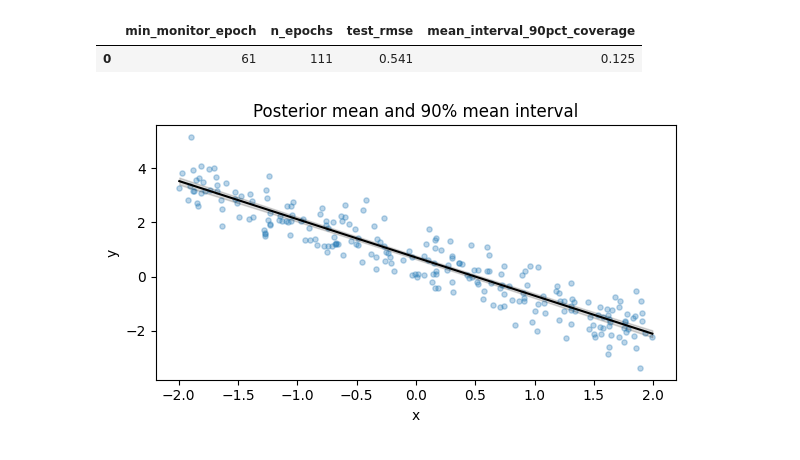
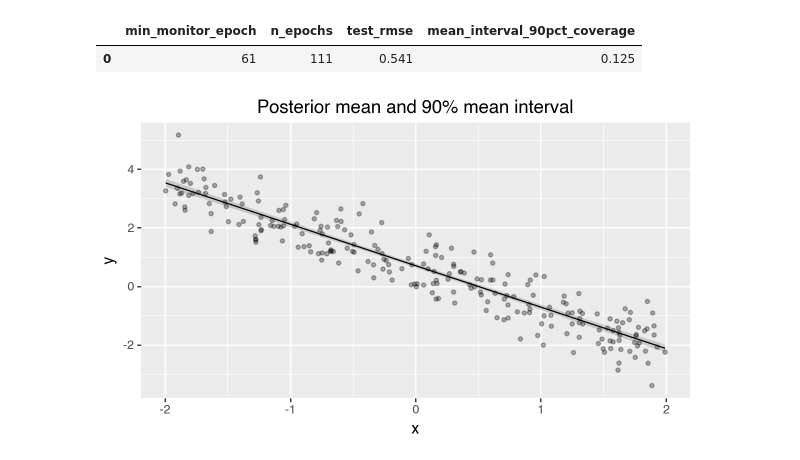
Before and after one commit to liesel-devs/liesel, a Jupyter notebook: docs/source/tutorials/notebooks/11-liesel-vi-basic.ipynb, the cells around one changed output. Cells and saved outputs as stored; diff of their text form; code cells hidden in the pictures.

Commit message:
Explain model-based variational inference with executed examples

```diff
--- a/docs/source/tutorials/notebooks/11-liesel-vi-basic.ipynb
+++ b/docs/source/tutorials/notebooks/11-liesel-vi-basic.ipynb
@@ -83,7 +81,7 @@ y_var = lsl.Var.new_obs(
     name="y",
 )
 
-model = lsl.Model([y_var])
+model = lsl.Model(y_var)
 {
     "parameters": list(model.parameters),
     "observed": list(model.observed),
@@ -285,8 +263,6 @@ OptimResult(n_epochs=111, min_monitor_epoch=61, monitor_source='train_ema', dura
 # %%
-posterior_mb = vdist_mb.sample(
-    jax.random.key(2025),
-    sample_shape=(2_000,),
-    at_position=result_mb.position_final,
+posterior_mb = loss_mb.approximate_joint_posterior(result_mb, at="final").sample(
+    2_000, seed=jax.random.key(2025)
 )
 
 beta_samples = np.asarray(posterior_mb["beta"])
@@ -355,24 +331,29 @@ pd.DataFrame(
 # %%
 x_grid = np.linspace(x.min(), x.max(), 100)
 X_grid = np.column_stack([np.ones_like(x_grid), x_grid])
 mu_grid_samples = X_grid @ beta_samples.T
 mu_grid_mean = mu_grid_samples.mean(axis=1)
 mu_grid_interval = np.quantile(mu_grid_samples, [0.05, 0.95], axis=1)
-
-fig, ax = plt.subplots(figsize=(6, 3.5))
-ax.scatter(x, y, s=14, alpha=0.3)
-ax.plot(x_grid, mu_grid_mean, color="black", linewidth=1.5)
-ax.fill_between(
-    x_grid,
-    mu_grid_interval[0],
-    mu_grid_interval[1],
-    color="black",
-    alpha=0.15,
+mean_curve = pd.DataFrame(
+    {
+        "x": x_grid,
+        "mean": mu_grid_mean,
+        "lower": mu_grid_interval[0],
+        "upper": mu_grid_interval[1],
+    }
 )
-ax.set_xlabel("x")
-ax.set_ylabel("y")
-ax.set_title("Posterior mean and 90% mean interval")
-plt.tight_layout()
-plt.show()
+(
+    p9.ggplot(data, p9.aes("x", "y"))
+    + p9.geom_point(alpha=0.3, size=1.2)
+    + p9.geom_ribbon(
+        data=mean_curve,
+        mapping=p9.aes(x="x", ymin="lower", ymax="upper"),
+        inherit_aes=False,
+        alpha=0.2,
+    )
+    + p9.geom_line(data=mean_curve, mapping=p9.aes(y="mean"))
+    + p9.labs(title="Posterior mean and 90% mean interval")
+    + p9.theme(figure_size=(6, 3.5))
+)
 # %% [output]
-[figure, old version]
+[figure, new version]
```
Also changed, not shown: parts of 10 cells of this notebook, 7 other files.
